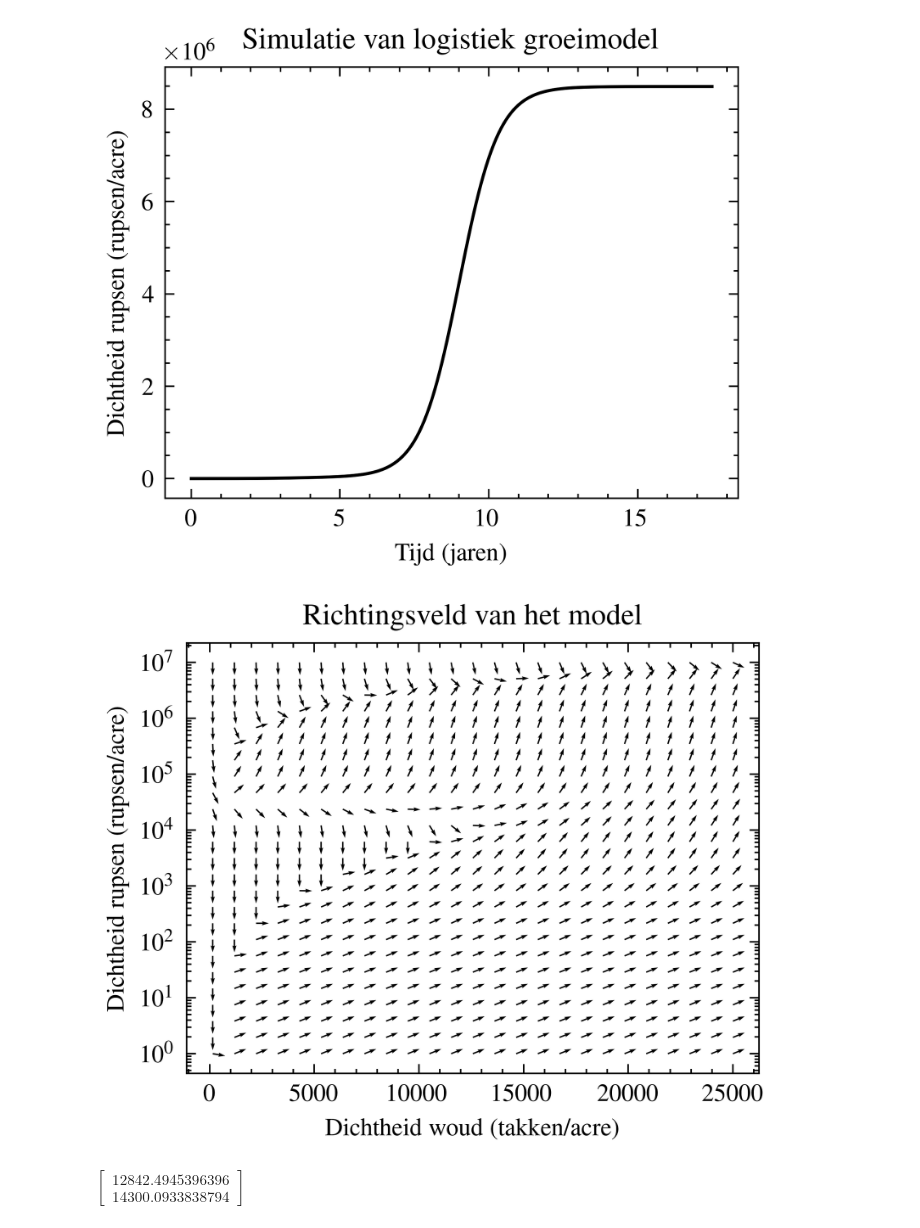
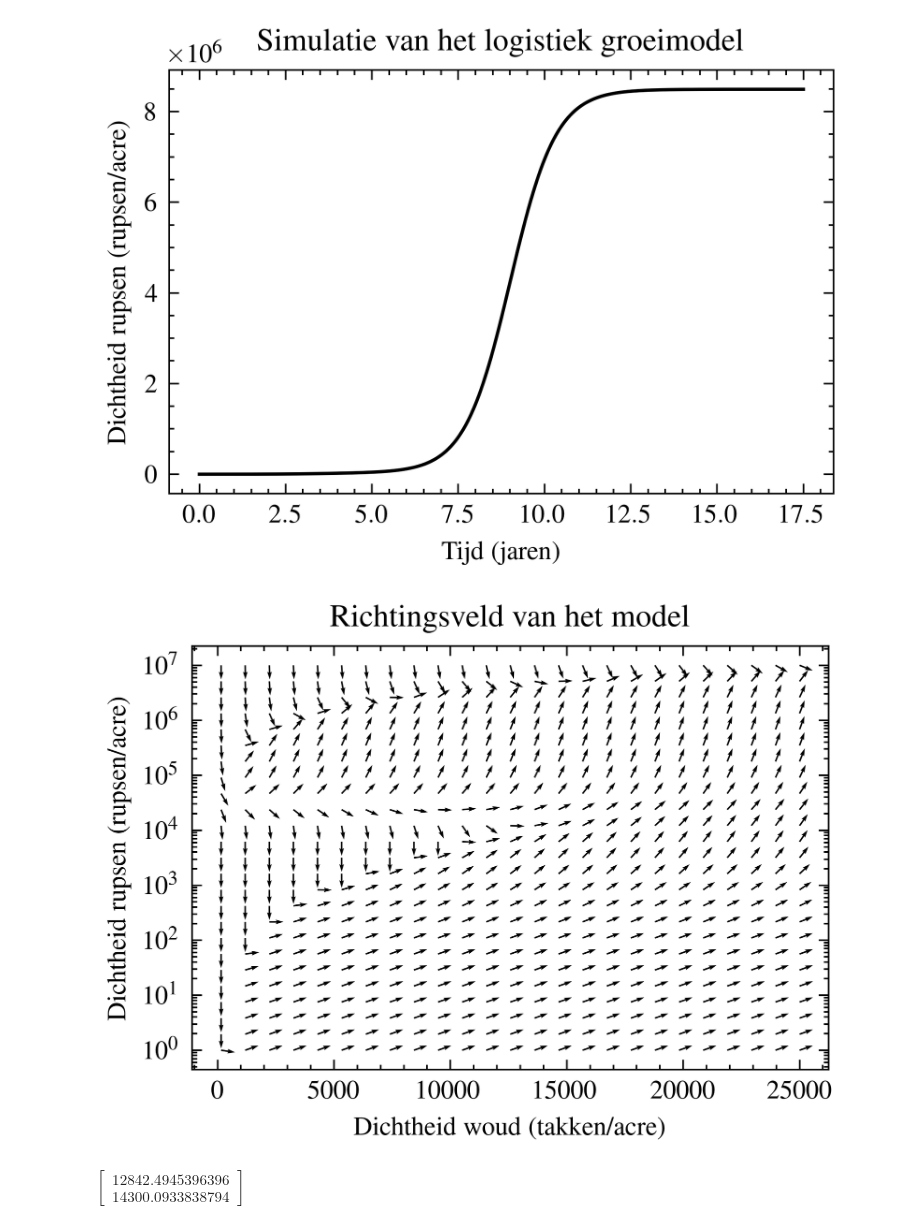
Before and after one commit to SteefCoder/conifeerrups, a Jupyter notebook: figuren.ipynb, the cells around one changed output. Saved outputs shown, nothing was run; the diff lists cells and outputs as text; code cells hidden in the pictures.

Commit message:
Figuren update

```diff
--- a/figuren.ipynb
+++ b/figuren.ipynb
@@ -90,17 +90,18 @@ plt.style.use(['science', 'ieee'])
 # %%
 def calculate_logistic():
     system = partial(simple_dBdt, 24000)
     return solve_autonomous_system(system, np.array([150.0]), 17.5)
 
 fig, ax = plt.subplots()
 t, y = calculate_logistic()
 
 ax.plot(t, y)
-ax.set(xlabel=TIJD_LABEL, ylabel=RUPSEN_LABEL, title="Simulatie van logistiek groeimodel")
+ax.set(xlabel=TIJD_LABEL, ylabel=RUPSEN_LABEL, title="Simulatie van het logistiek groeimodel")
 
-plt.savefig("figuren/logistiek.png")
+plt.tight_layout()
+plt.savefig("scherpe-figuren/logistiek.svg")
 # %% [output]
-[figure, old version]
+[figure, new version]
 # %%
 fig, ax = plt.subplots()
 density = 25
@@ -118,7 +119,8 @@ ax.quiver(X, Y, U, V, angles='xy')
 
 ax.set(title='Richtingsveld van het model', xlabel=WOUD_LABEL, ylabel=RUPSEN_LABEL, yscale='log')
 
-plt.savefig("figuren/richtingsveld-woud.png")
+plt.tight_layout()
+plt.savefig("scherpe-figuren/richtingsveld.svg")
 # %% [output]
-[figure, old version]
+[figure, new version]
 # %%
```
Also changed, not shown: parts of 5 cells of this notebook, 8 other files.
